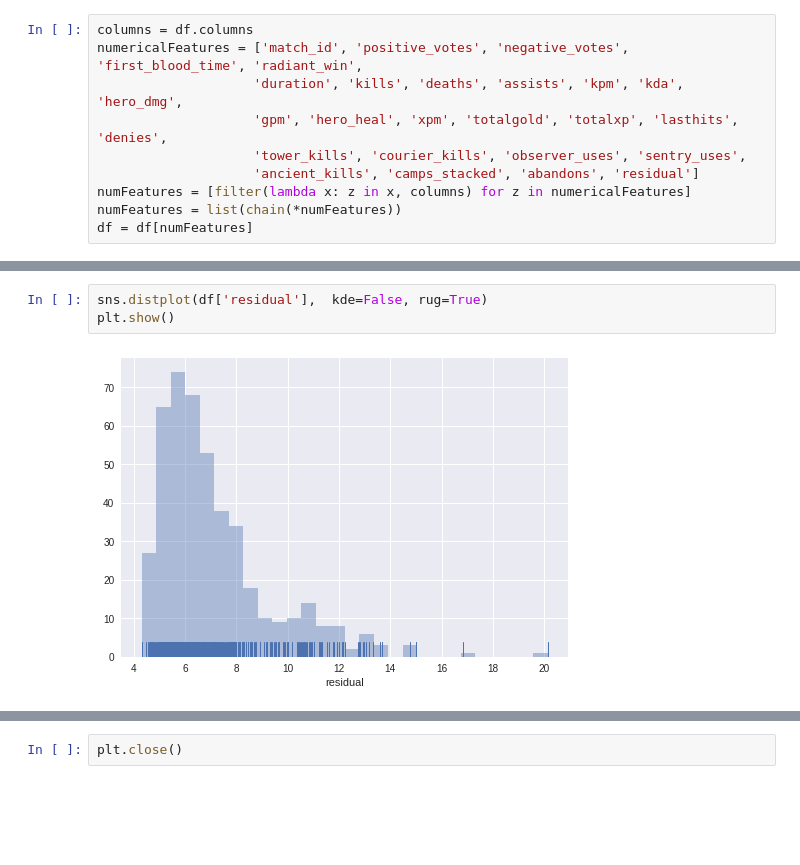
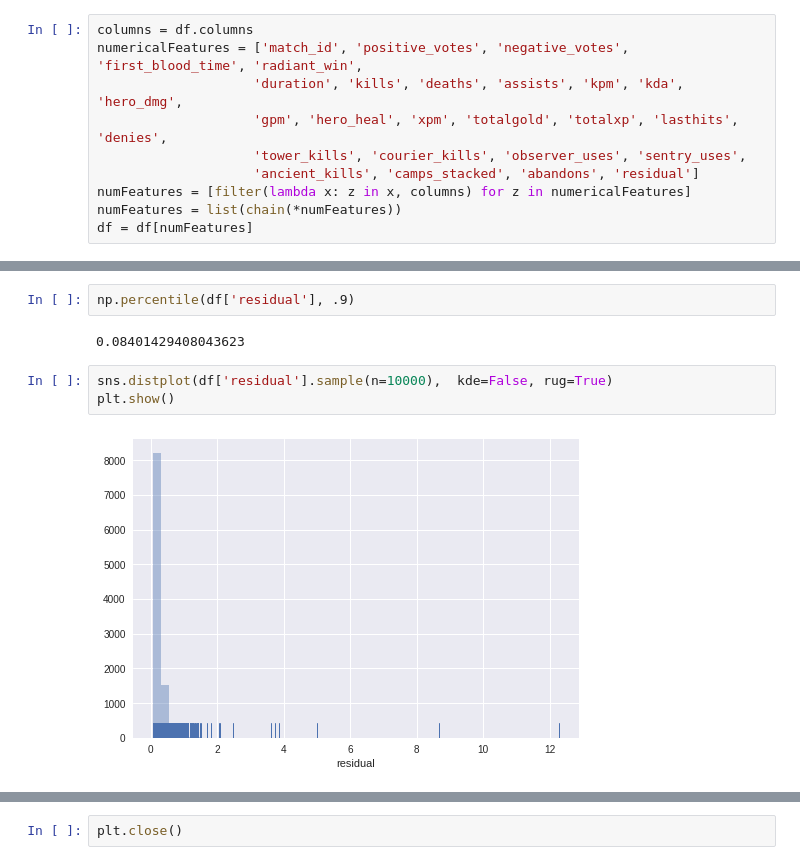
Before and after one commit to beelze-b/Open-Dota-Exploration, a Jupyter notebook: WeightsAndResiduals.ipynb, the cells around one changed output, grey strips where cells are left out. Drawn from its saved outputs; the diff is of its cells as text; blank space fills up the shorter version.

Commit message:
actually works in terms of the listing of match ids and residuals. cant look at feature significance yet

```diff
--- a/WeightsAndResiduals.ipynb
+++ b/WeightsAndResiduals.ipynb
@@ -99,8 +101,12 @@ df['residual'].values.tolist()
+# %%
+np.percentile(df['residual'], .9)
+# %% [output]
+0.08401429408043623
 # %%
-sns.distplot(df['residual'],  kde=False, rug=True)
+sns.distplot(df['residual'].sample(n=10000),  kde=False, rug=True)
 plt.show()
 # %% [output]
-[figure, old version]
+[figure, new version]
 # %%
 len(df)
 # %% [output]
```
Also changed, not shown: parts of 28 cells of this notebook.
